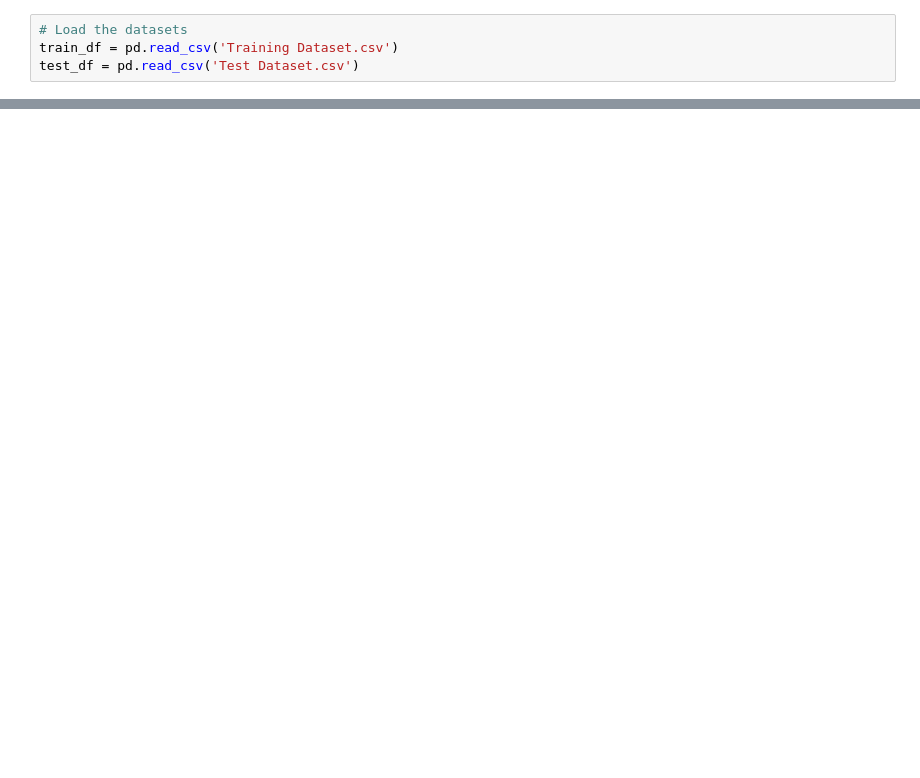
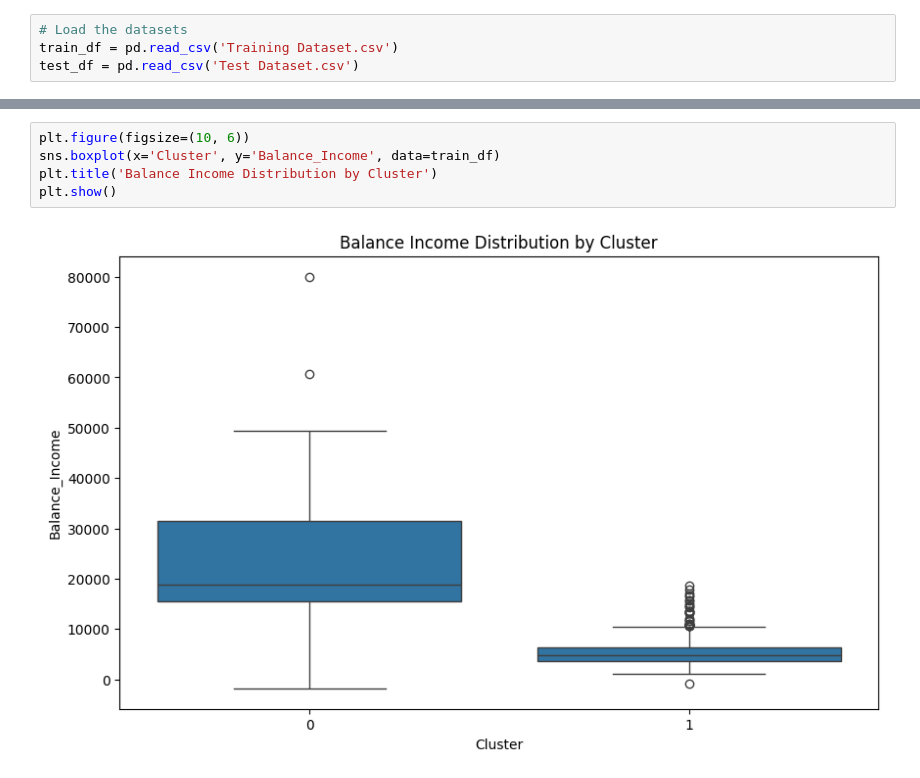
Before and after one commit to lucky326/Celebal_Intership, a Jupyter notebook: assignment_8/assignment_8.ipynb, the cells around one changed output, grey strips where cells are left out. Cells and saved outputs as stored; diff of their text form; blank space fills up the shorter version.

```diff
--- a/assignment_8/assignment_8.ipynb
+++ b/assignment_8/assignment_8.ipynb
@@ -88,0 +109,7 @@ plt.show()
+# %%
+plt.figure(figsize=(10, 6))
+sns.boxplot(x='Cluster', y='Balance_Income', data=train_df)
+plt.title('Balance Income Distribution by Cluster')
+plt.show()
+# %% [output]
+[figure, added]
```
Also changed, not shown: parts of 22 cells of this notebook.
